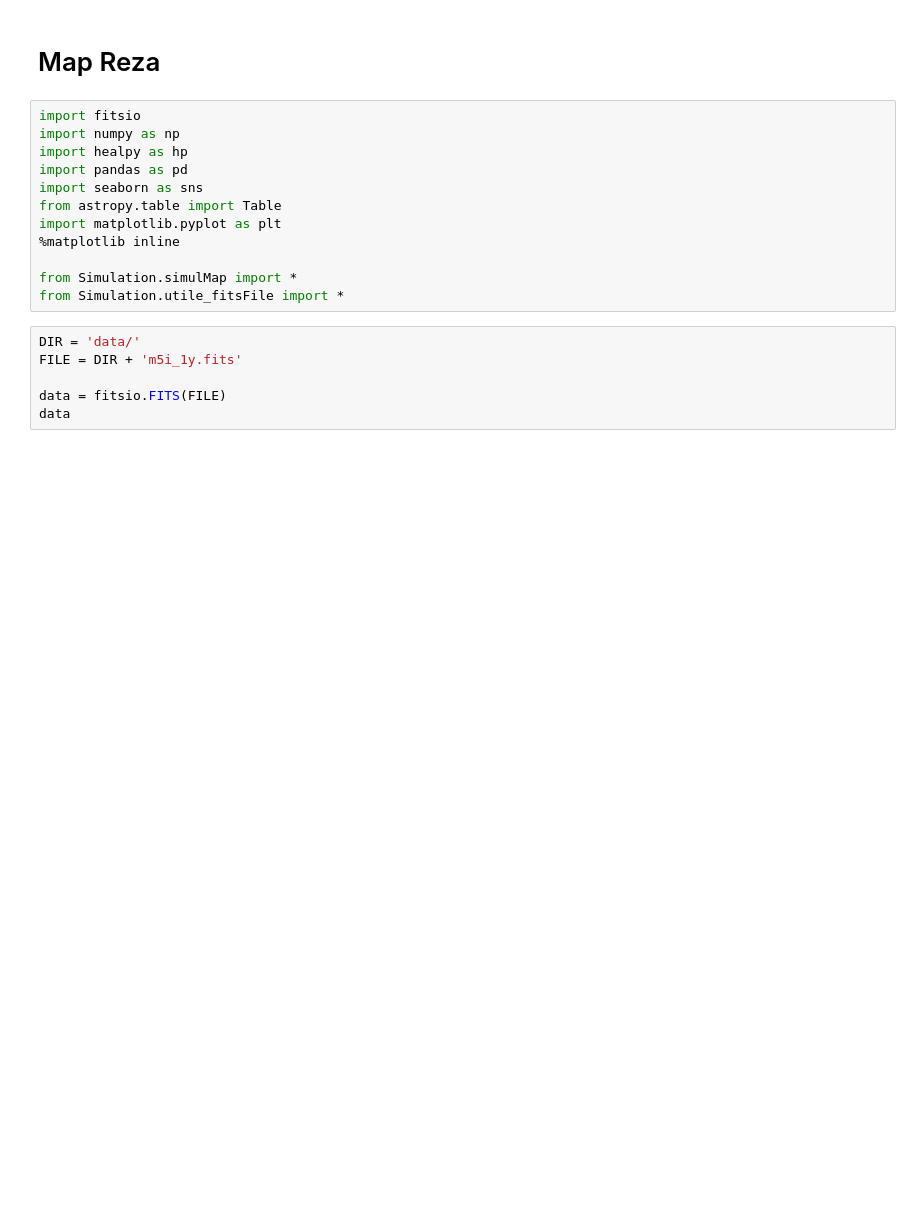
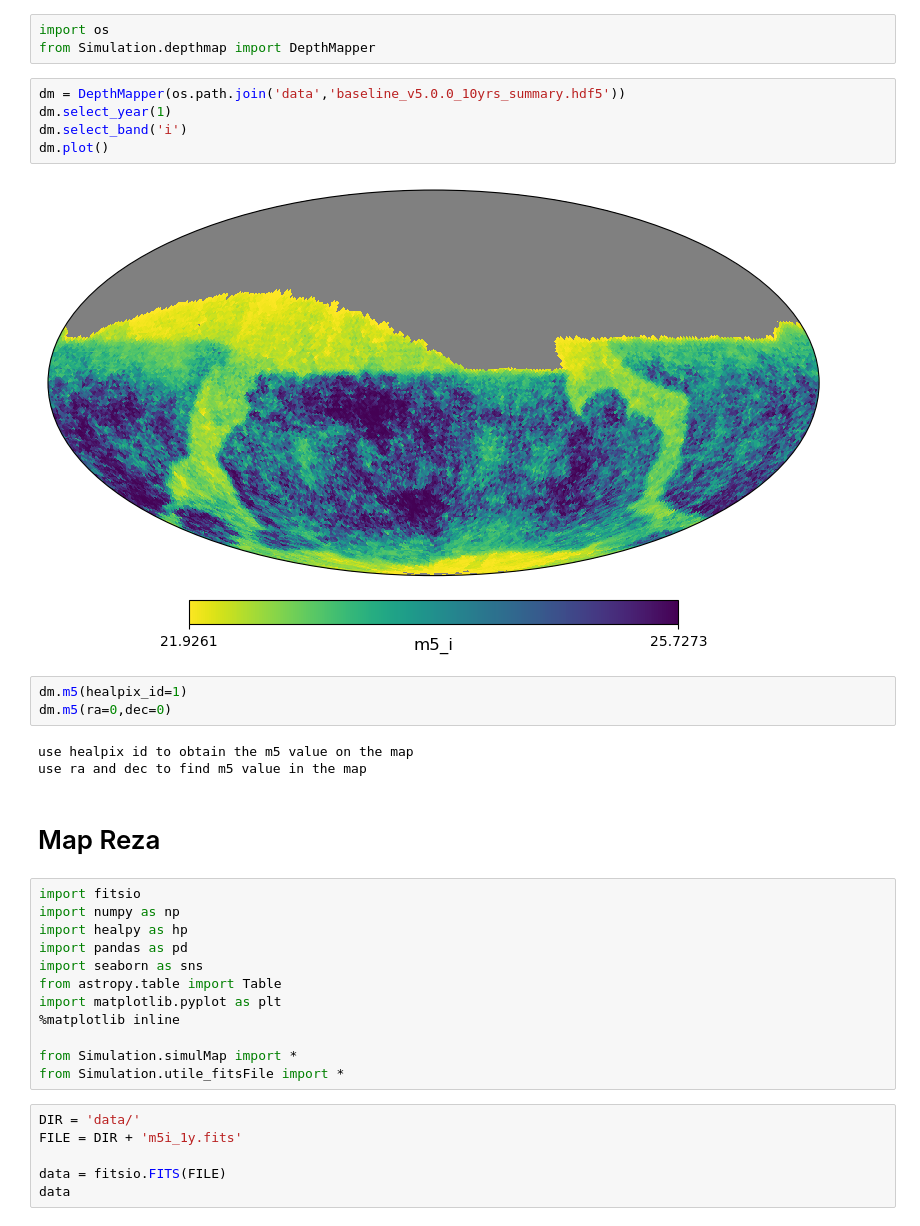
Before and after one commit to johannct/M2_Stage_Code, a Jupyter notebook: Map_Reza.ipynb, the cells around one changed output. Drawn from its saved outputs; the diff is of its cells as text; blank space fills up the shorter version.

Commit message:
add a depthmap module and use it in the notebook

```diff
--- a/Map_Reza.ipynb
+++ b/Map_Reza.ipynb
@@ -1,3 +1,19 @@
+# %%
+import os
+from Simulation.depthmap import DepthMapper
+# %%
+dm = DepthMapper(os.path.join('data','baseline_v5.0.0_10yrs_summary.hdf5'))
+dm.select_year(1)
+dm.select_band('i')
+dm.plot()
+# %% [output]
+[figure, added]
+# %%
+dm.m5(healpix_id=1)
+dm.m5(ra=0,dec=0)
+# %% [output]
+use healpix id to obtain the m5 value on the map
+use ra and dec to find m5 value in the map
 # %% [markdown]
 # Map Reza
 # %%
```
Also changed, not shown: 1 other file.
